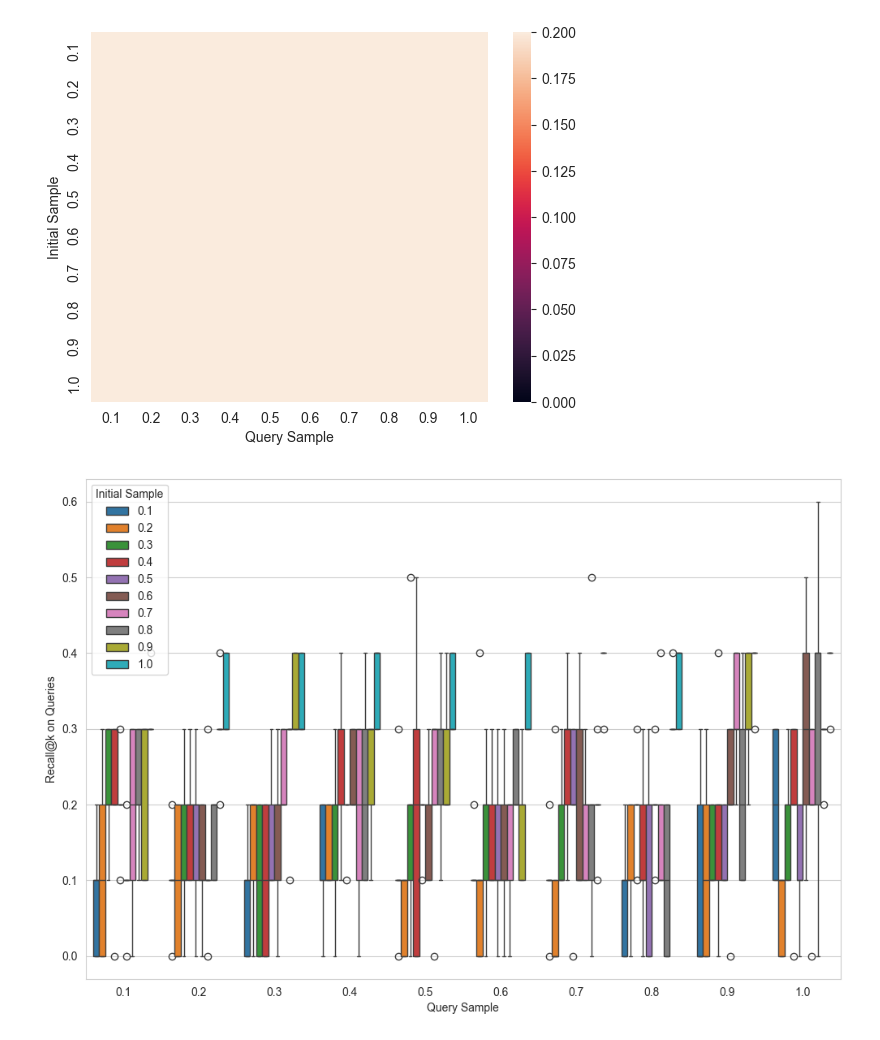
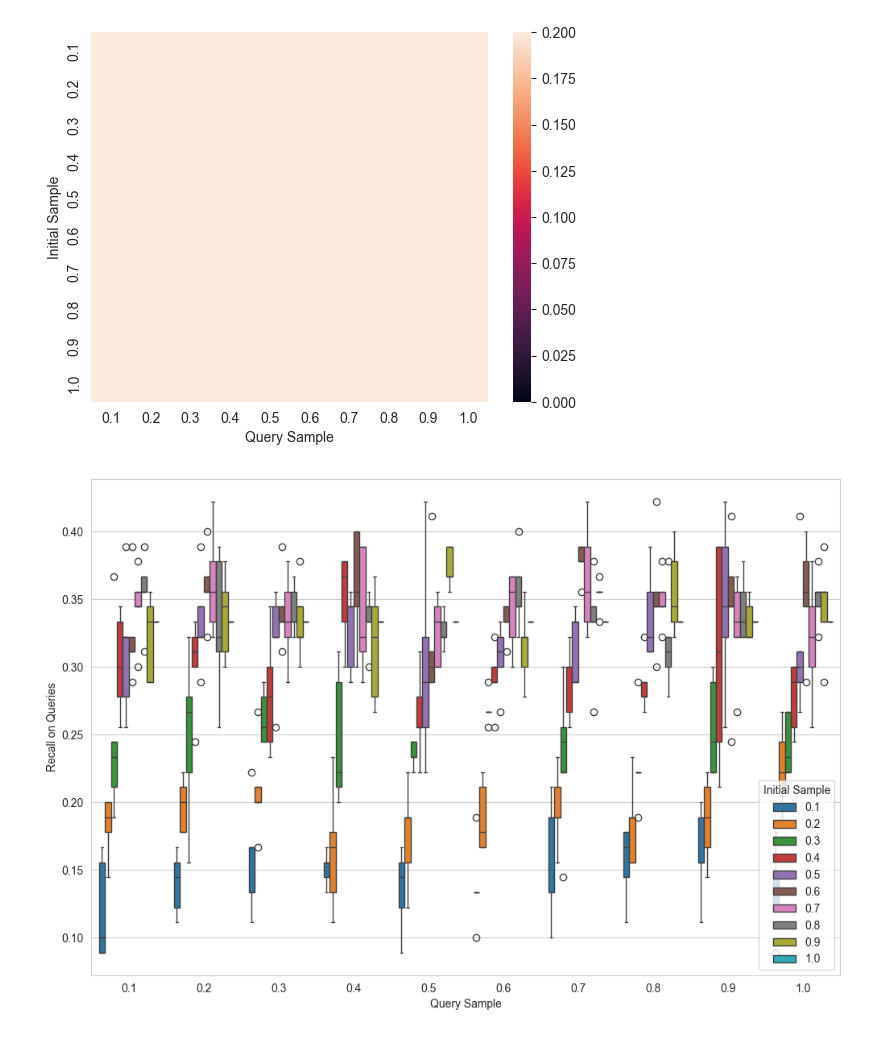
Before and after one commit to patrickmarcel/rankInsightGeneration, a Jupyter notebook: visu-results.ipynb, the cells around one changed output. Drawn from its saved outputs; the diff is of its cells as text; code cells hidden in the pictures.

```diff
--- a/visu-results.ipynb
+++ b/visu-results.ipynb
@@ -5,9 +5,9 @@ import pandas as pd
 import seaborn as sns
 from matplotlib import pyplot as plt
 # %%
-#data = pd.read_csv("results/f1-r@k_02-12-24:14:40:02.csv", index_col=0)
-data = pd.read_csv("results/f1-r@k_04-12-24:13:58:13.csv", index_col=0)
-#data = pd.read_csv("results/times-03-12-24:09:16:32.csv", index_col=0)
+#data = pd.read_csv("results/error_04-12-24:20:15:47.csv", index_col=0)
+data = pd.read_csv("results/f1-r@k_04-12-24:20:15:47.csv", index_col=0)
+#data = pd.read_csv("results/times-05-12-24:13:27:39.csv", index_col=0)
 data['Initial Sample'] = data['Initial Sample'].astype(str)
 #data['index'] = data['count'].astype(str)
 # %%
@@ -44,16 +44,18 @@ sns.heatmap(pivot, vmin=0, vmax=0.2)
 # %%
 a4_dims = (12, 8)
 fig, ax = plt.subplots(figsize=a4_dims)
 #x="count"
 #y="Time"
 #hue="Index"
 x= "Query Sample"
-#y = "F1 on Queries"
-y= "Recall@k on Queries"
+#y = "Error on materialized"
+#y = "F1 on Lattice"
+y= "Recall on Queries"
+#y="Prediction"
 hue="Initial Sample"
 #plot=sns.lineplot(ax=ax,data=data,x=x,y=y,hue=hue,)
 plot=sns.boxplot(ax=ax,data=data, x=x, y=y, hue=hue,)
 # %% [output]
-[figure, old version]
+[figure, new version]
 # %%
 save=plot.get_figure()
```
Also changed, not shown: parts of 2 cells of this notebook.
